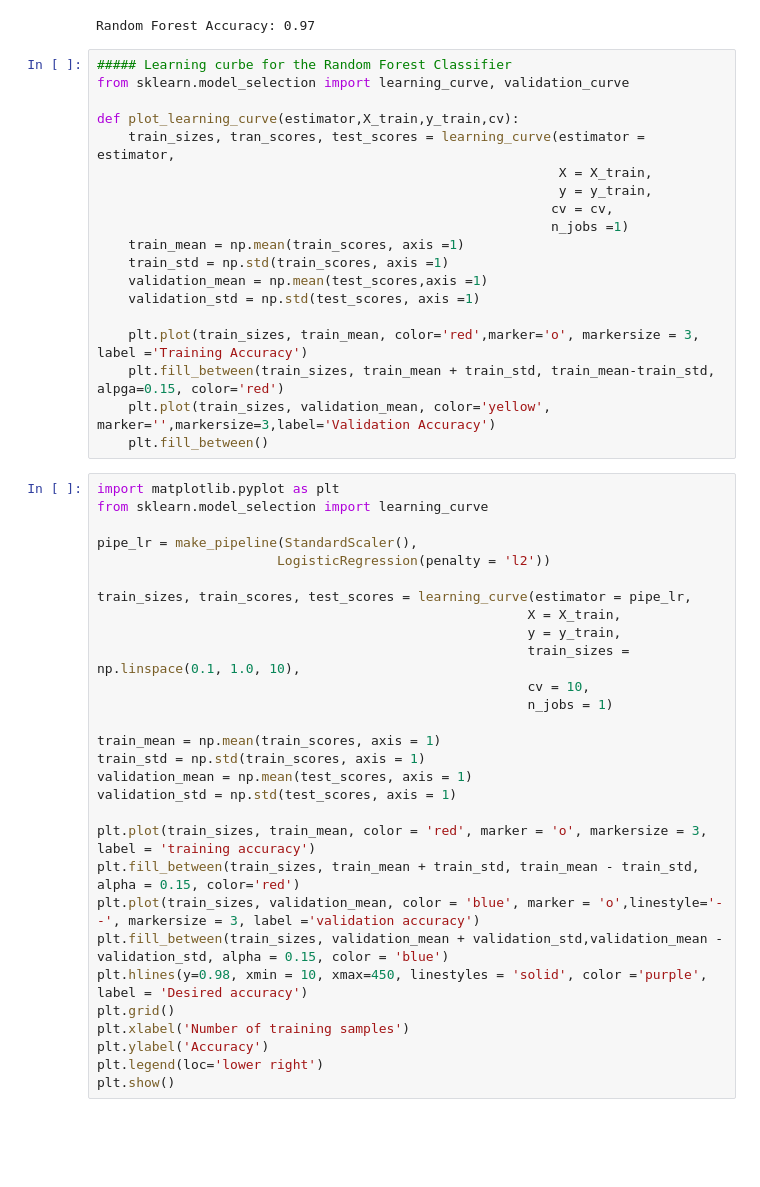
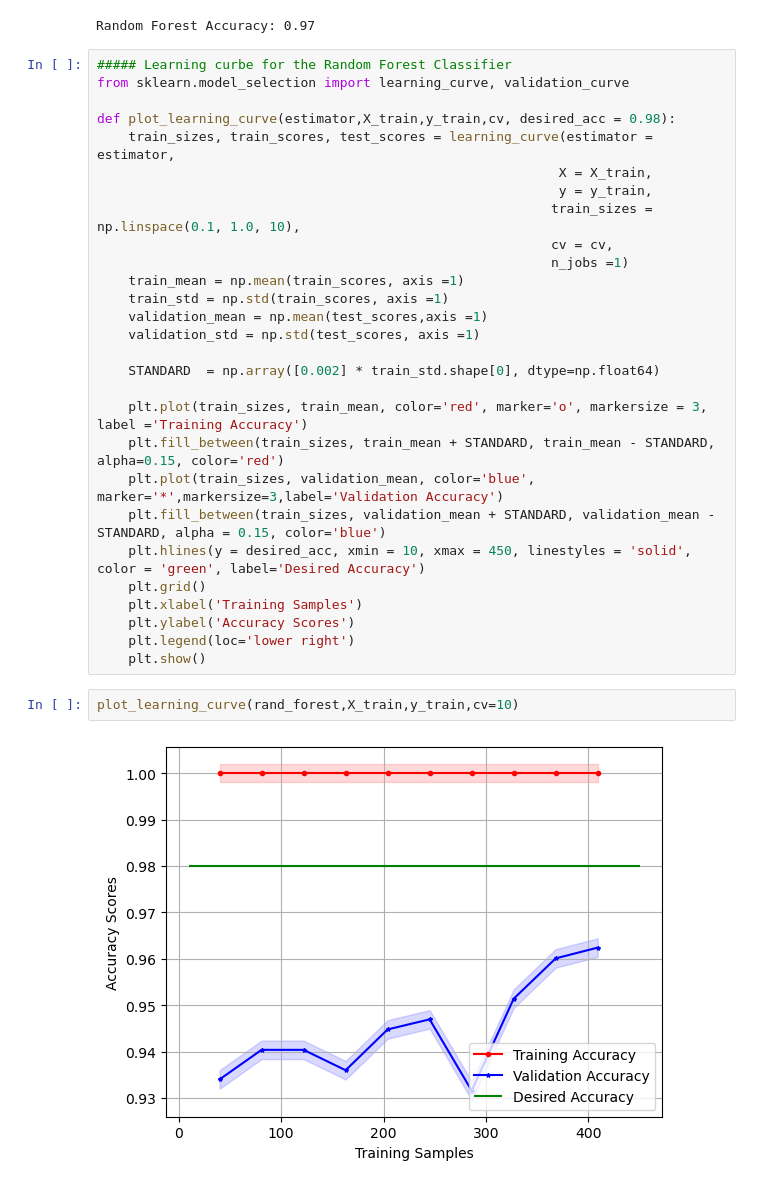
Before and after one commit to FRANKSADWAR/Brazil_Ecommerce, a Jupyter notebook: Supervised Learning Premier.ipynb, the cells around one changed output. Saved outputs shown, nothing was run; the diff lists cells and outputs as text; blank space fills up the shorter version.

```diff
--- a/Supervised Learning Premier.ipynb
+++ b/Supervised Learning Premier.ipynb
@@ -881,10 +862,11 @@ Random Forest Accuracy: 0.97
 ##### Learning curbe for the Random Forest Classifier
 from sklearn.model_selection import learning_curve, validation_curve
 
-def plot_learning_curve(estimator,X_train,y_train,cv):
-    train_sizes, tran_scores, test_scores = learning_curve(estimator = estimator,
+def plot_learning_curve(estimator,X_train,y_train,cv, desired_acc = 0.98):
+    train_sizes, train_scores, test_scores = learning_curve(estimator = estimator,
                                                            X = X_train,
                                                            y = y_train,
+                                                          train_sizes = np.linspace(0.1, 1.0, 10),
                                                           cv = cv,
                                                           n_jobs =1)
     train_mean = np.mean(train_scores, axis =1)
@@ -892,36 +874,19 @@ def plot_learning_curve(estimator,X_train,y_train,cv):
     validation_mean = np.mean(test_scores,axis =1)
     validation_std = np.std(test_scores, axis =1)
 
-    plt.plot(train_sizes, train_mean, color='red',marker='o', markersize = 3, label ='Training Accuracy')
-    plt.fill_between(train_sizes, train_mean + train_std, train_mean-train_std, alpga=0.15, color='red')
-    plt.plot(train_sizes, validation_mean, color='yellow', marker='',markersize=3,label='Validation Accuracy')
-    plt.fill_between()
+    STANDARD  = np.array([0.002] * train_std.shape[0], dtype=np.float64)
+
+    plt.plot(train_sizes, train_mean, color='red', marker='o', markersize = 3, label ='Training Accuracy')
+    plt.fill_between(train_sizes, train_mean + STANDARD, train_mean - STANDARD, alpha=0.15, color='red')
+    plt.plot(train_sizes, validation_mean, color='blue', marker='*',markersize=3,label='Validation Accuracy')
+    plt.fill_between(train_sizes, validation_mean + STANDARD, validation_mean - STANDARD, alpha = 0.15, color='blue')
+    plt.hlines(y = desired_acc, xmin = 10, xmax = 450, linestyles = 'solid', color = 'green', label='Desired Accuracy')
+    plt.grid()
+    plt.xlabel('Training Samples')
+    plt.ylabel('Accuracy Scores')
+    plt.legend(loc='lower right')
+    plt.show()
-# %%
-import matplotlib.pyplot as plt
-from sklearn.model_selection import learning_curve
-
-pipe_lr = make_pipeline(StandardScaler(),
-                       LogisticRegression(penalty = 'l2'))
-
-train_sizes, train_scores, test_scores = learning_curve(estimator = pipe_lr,
-                                                       X = X_train,
-                                                       y = y_train,
-                                                       train_sizes = np.linspace(0.1, 1.0, 10),
-                                                       cv = 10,
-                                                       n_jobs = 1)
-
-train_mean = np.mean(train_scores, axis = 1)
-train_std = np.std(train_scores, axis = 1)
-validation_mean = np.mean(test_scores, axis = 1)
-validation_std = np.std(test_scores, axis = 1)
-
-plt.plot(train_sizes, train_mean, color = 'red', marker = 'o', markersize = 3, label = 'training accuracy')
-plt.fill_between(train_sizes, train_mean + train_std, train_mean - train_std, alpha = 0.15, color='red')
-plt.plot(train_sizes, validation_mean, color = 'blue', marker = 'o',linestyle='--', markersize = 3, label ='validation accuracy')
-plt.fill_between(train_sizes, validation_mean + validation_std,validation_mean - validation_std, alpha = 0.15, color = 'blue')
-plt.hlines(y=0.98, xmin = 10, xmax=450, linestyles = 'solid', color ='purple', label = 'Desired accuracy')
-plt.grid()
-plt.xlabel('Number of training samples')
-plt.ylabel('Accuracy')
-plt.legend(loc='lower right')
-plt.show()
+# %%
+plot_learning_curve(rand_forest,X_train,y_train,cv=10)
+# %% [output]
+[figure, added]
```
Also changed, not shown: parts of 3 cells of this notebook.
